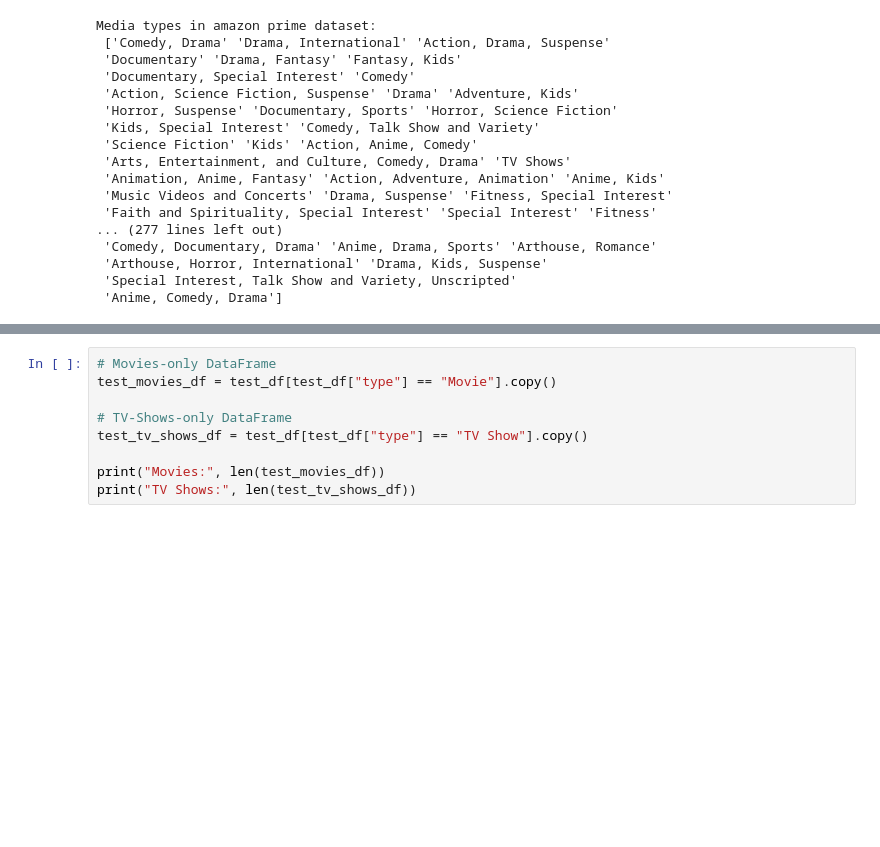
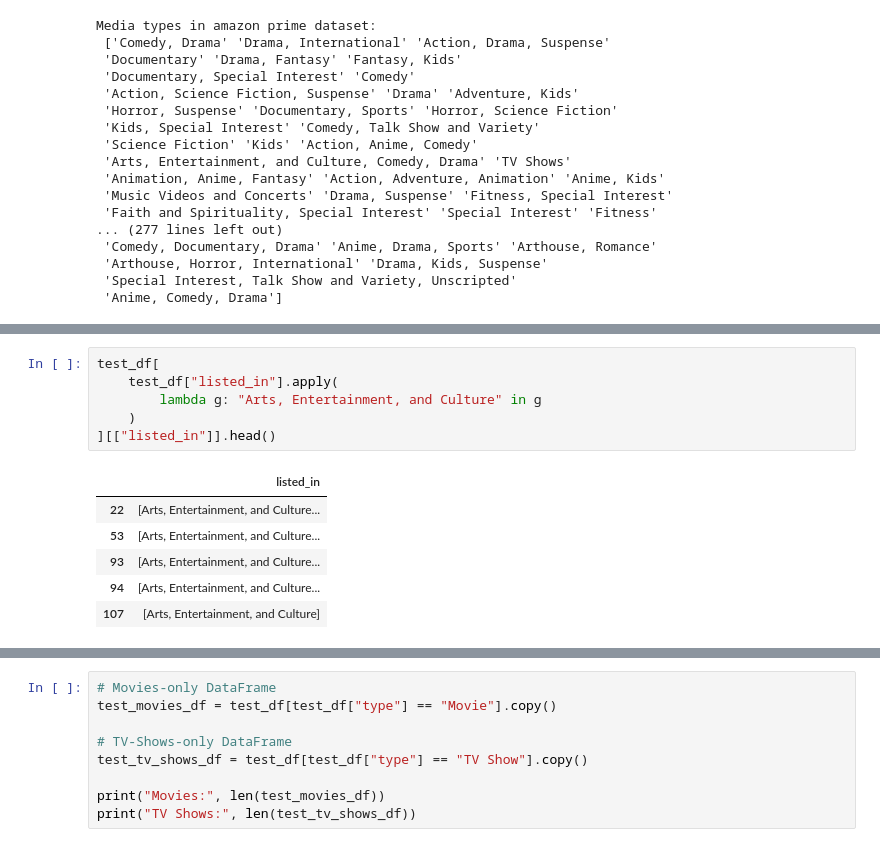
Before and after one commit to JediJoni/streaming_analysis, a Jupyter notebook: amazon_prime_analysis.ipynb, the cells around one changed output, grey strips where cells are left out. Cells and saved outputs as stored; diff of their text form; blank space fills up the shorter version.

```diff
--- a/amazon_prime_analysis.ipynb
+++ b/amazon_prime_analysis.ipynb
@@ -144,3 +164,16 @@ print(test_df.info())
 dtypes: float64(2), int64(1), object(11)
 memory usage: 1.0+ MB
 None
+# %%
+test_df[
+    test_df["listed_in"].apply(
+        lambda g: "Arts, Entertainment, and Culture" in g
+    )
+][["listed_in"]].head()
+# %% [output]
+|  | listed_in |
+| 22 | [Arts, Entertainment, and Culture... |
+| 53 | [Arts, Entertainment, and Culture... |
+| 93 | [Arts, Entertainment, and Culture... |
+| 94 | [Arts, Entertainment, and Culture... |
+| 107 | [Arts, Entertainment, and Culture] |
```
Also changed, not shown: parts of 14 cells of this notebook, 1 other file.
